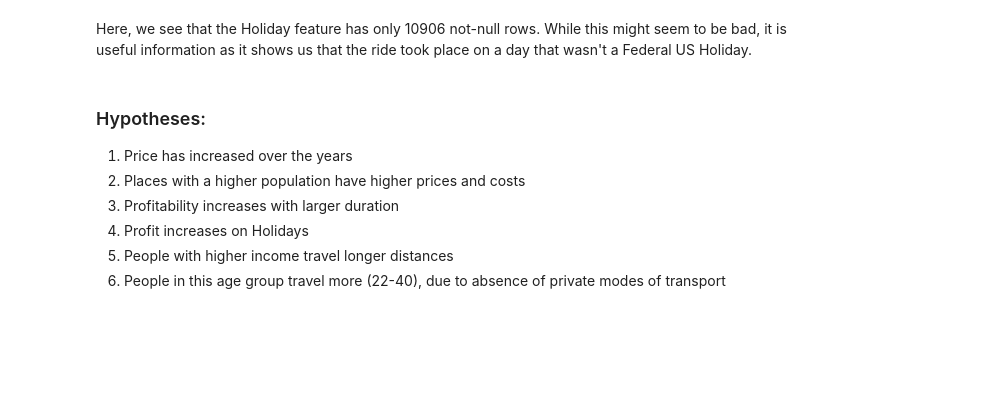
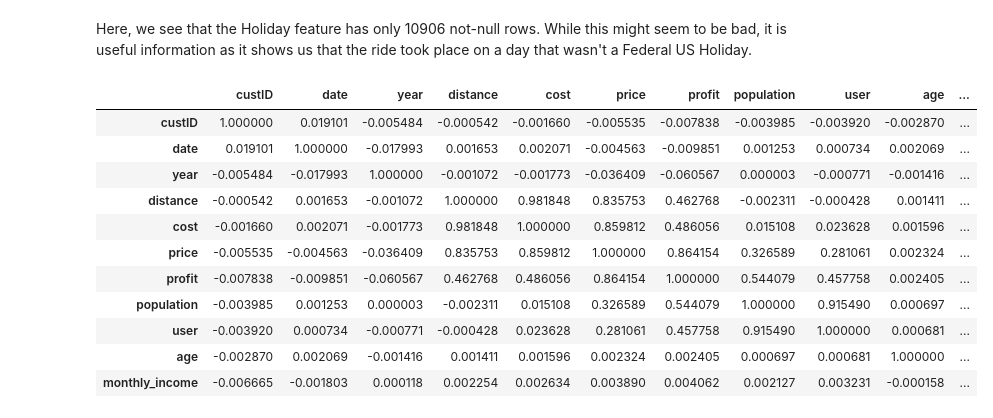
Before and after one commit to udbhavbalaji/G2M-Cab-Investment, a Jupyter notebook: G2M-EDA.ipynb, the cells around one changed output. Saved outputs shown, nothing was run; the diff lists cells and outputs as text; code cells hidden in the pictures; blank space fills up the shorter version.

```diff
--- a/G2M-EDA.ipynb
+++ b/G2M-EDA.ipynb
@@ -76,10 +84,17 @@ memory usage: 62.9+ MB
 # %% [markdown]
 Here, we see that the Holiday feature has only 10906 not-null rows. While this might seem to be bad, it is useful information as it shows us that the ride took place on a day that wasn't a Federal US Holiday.
-# %% [markdown]
-### Hypotheses:
-1. Price has increased over the years
-2. Places with a higher population have higher prices and costs
-3. Profitability increases with larger duration
-4. Profit increases on Holidays
-5. People with higher income travel longer distances
-6. People in this age group travel more (22-40), due to absence of private modes of transport
+# %%
+df.corr()
+# %% [output]
+|  | custID | date | year | distance | cost | price | profit | population | user | age | ... |
+| custID | 1.000000 | 0.019101 | -0.005484 | -0.000542 | -0.001660 | -0.005535 | -0.007838 | -0.003985 | -0.003920 | -0.002870 | ... |
+| date | 0.019101 | 1.000000 | -0.017993 | 0.001653 | 0.002071 | -0.004563 | -0.009851 | 0.001253 | 0.000734 | 0.002069 | ... |
+| year | -0.005484 | -0.017993 | 1.000000 | -0.001072 | -0.001773 | -0.036409 | -0.060567 | 0.000003 | -0.000771 | -0.001416 | ... |
+| distance | -0.000542 | 0.001653 | -0.001072 | 1.000000 | 0.981848 | 0.835753 | 0.462768 | -0.002311 | -0.000428 | 0.001411 | ... |
+| cost | -0.001660 | 0.002071 | -0.001773 | 0.981848 | 1.000000 | 0.859812 | 0.486056 | 0.015108 | 0.023628 | 0.001596 | ... |
+| price | -0.005535 | -0.004563 | -0.036409 | 0.835753 | 0.859812 | 1.000000 | 0.864154 | 0.326589 | 0.281061 | 0.002324 | ... |
+| profit | -0.007838 | -0.009851 | -0.060567 | 0.462768 | 0.486056 | 0.864154 | 1.000000 | 0.544079 | 0.457758 | 0.002405 | ... |
+| population | -0.003985 | 0.001253 | 0.000003 | -0.002311 | 0.015108 | 0.326589 | 0.544079 | 1.000000 | 0.915490 | 0.000697 | ... |
+| user | -0.003920 | 0.000734 | -0.000771 | -0.000428 | 0.023628 | 0.281061 | 0.457758 | 0.915490 | 1.000000 | 0.000681 | ... |
+| age | -0.002870 | 0.002069 | -0.001416 | 0.001411 | 0.001596 | 0.002324 | 0.002405 | 0.000697 | 0.000681 | 1.000000 | ... |
+| monthly_income | -0.006665 | -0.001803 | 0.000118 | 0.002254 | 0.002634 | 0.003890 | 0.004062 | 0.002127 | 0.003231 | -0.000158 | ... |
```
Also changed, not shown: parts of 5 cells of this notebook.
